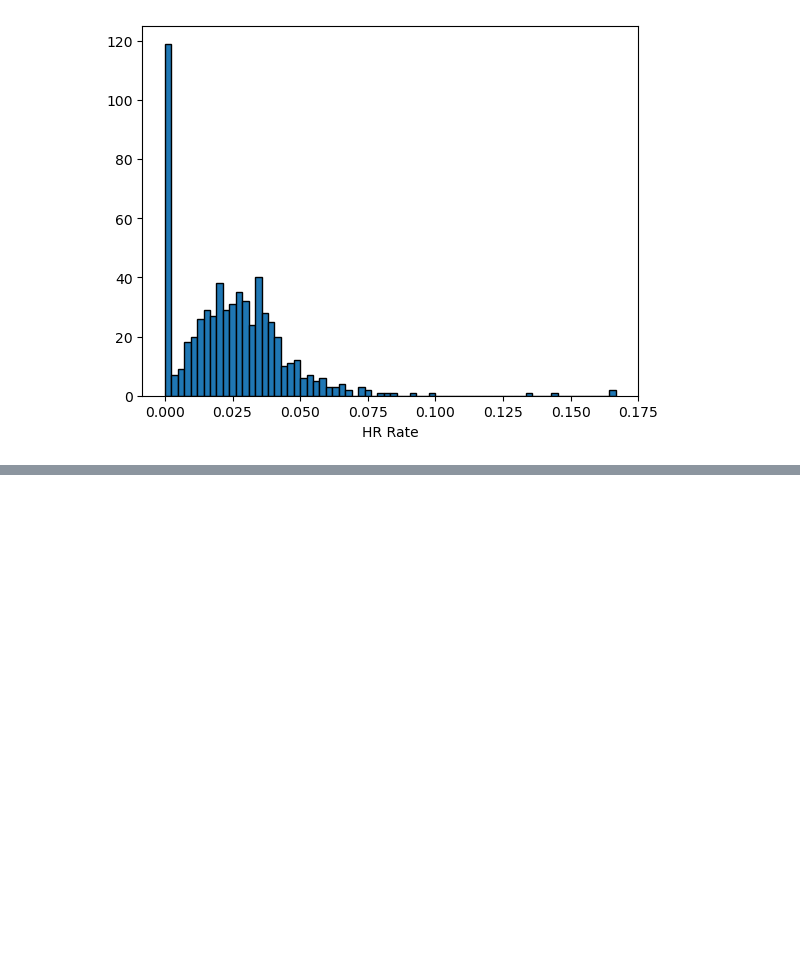
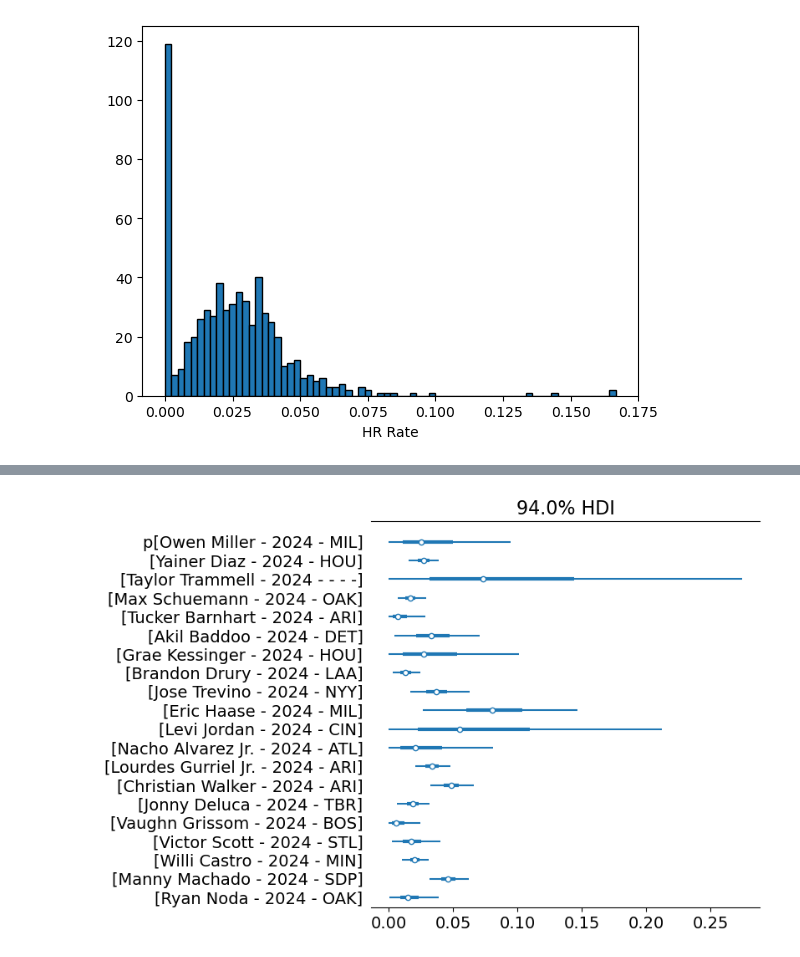
Before and after one commit to jvminkim/hitting-25, a Jupyter notebook: scripts/baseline_models.ipynb, the cells around one changed output, grey strips where cells are left out. Drawn from its saved outputs; the diff is of its cells as text; code cells hidden in the pictures; blank space fills up the shorter version.

```diff
--- a/scripts/baseline_models.ipynb
+++ b/scripts/baseline_models.ipynb
@@ -86,0 +141,10 @@ C:\Users\jamin\AppData\Local\PyTensor\compiledir_Windows-10-10.0.19045-SP0-Intel
+# %%
+sampled_batters = fitting_subset.sample(n=20, random_state = 25555)
+
+selected_data = sampled_batters[['label','hr_rate']]
+
+SAMPLE_BATTERS,obs_rates = selected_data.to_numpy().T
+
+(ax,) = az.plot_forest(uninformed_prior_trace, coords = {"batter":list(SAMPLE_BATTERS)}, combined = True)
+# %% [output]
+[figure, added]
```
Also changed, not shown: parts of 25 cells of this notebook.
